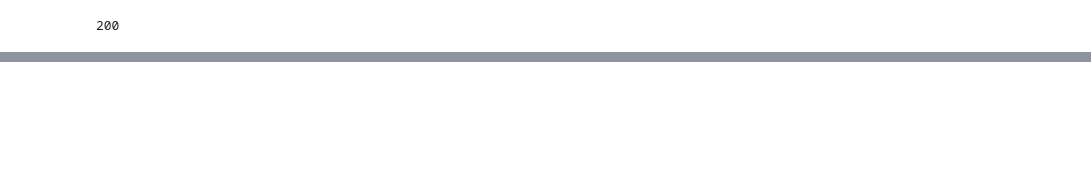
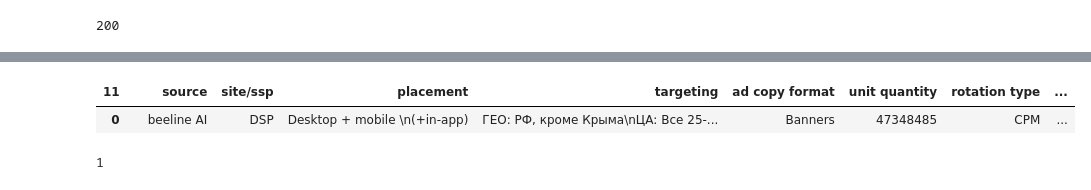
Before and after one commit to aget777/mediaplan_parser, a Jupyter notebook: test_file.ipynb, the cells around one changed output, grey strips where cells are left out. Cells and saved outputs as stored; diff of their text form; code cells hidden in the pictures; blank space fills up the shorter version.

Commit message:
провел небольшой рефакторинг Beeline

```diff
--- a/test_file.ipynb
+++ b/test_file.ipynb
@@ -95,0 +96,34 @@ sheet_names.sheet_names
+# %%
+sheet_name='Plan_Media'
+df = pd.read_excel(BytesIO(data_link), sheet_name=sheet_name, header=None)
+sheet_name = normalize_headers(sheet_name)
+# забираем индекс начала таблицы
+start_index = get_index_row(df, 1, 'source')
+# забираем название полей из файла
+col_names_list = df.iloc[start_index].fillna('').apply(normalize_headers)
+
+ffill_columns = [1, 2, 3, 4]
+df[ffill_columns] = df[ffill_columns].ffill(limit=1) # заполняем вниз
+df = df.fillna('')
+
+# сохраняем название бренда
+brand = df[2].loc[get_index_row(df, 1, 'brand')]
+# сохраняем период
+period = df[2].loc[get_index_row(df, 1, 'period')]
+# задаем названия полей
+df.columns = df.iloc[start_index].apply(normalize_headers) # забираем название полей из файла
+# обрезаем верхнюю часть таблицы. она больше не нужна
+df = df.iloc[start_index+2:].reset_index(drop=True)
+# забираем окончание таблицы
+end_index = get_index_row(df, 'source', 'итого')
+# обрезаем таблицу снизу
+df = df.iloc[:end_index].reset_index(drop=True)
+# %%
+df
+# %% [output]
+| 11 |  | source | site/ssp | placement | targeting | ad copy format | unit quantity | rotation type | ... |
+| 0 |  | beeline AI | DSP | Desktop + mobile \n(+in-app) | ГЕО: РФ, кроме Крыма\nЦА: Все 25-... | Banners | 47348485 | CPM | ... |
+# %%
+col_index
+# %% [output]
+1
```
Also changed, not shown: parts of 6 cells of this notebook, 3 other files.
